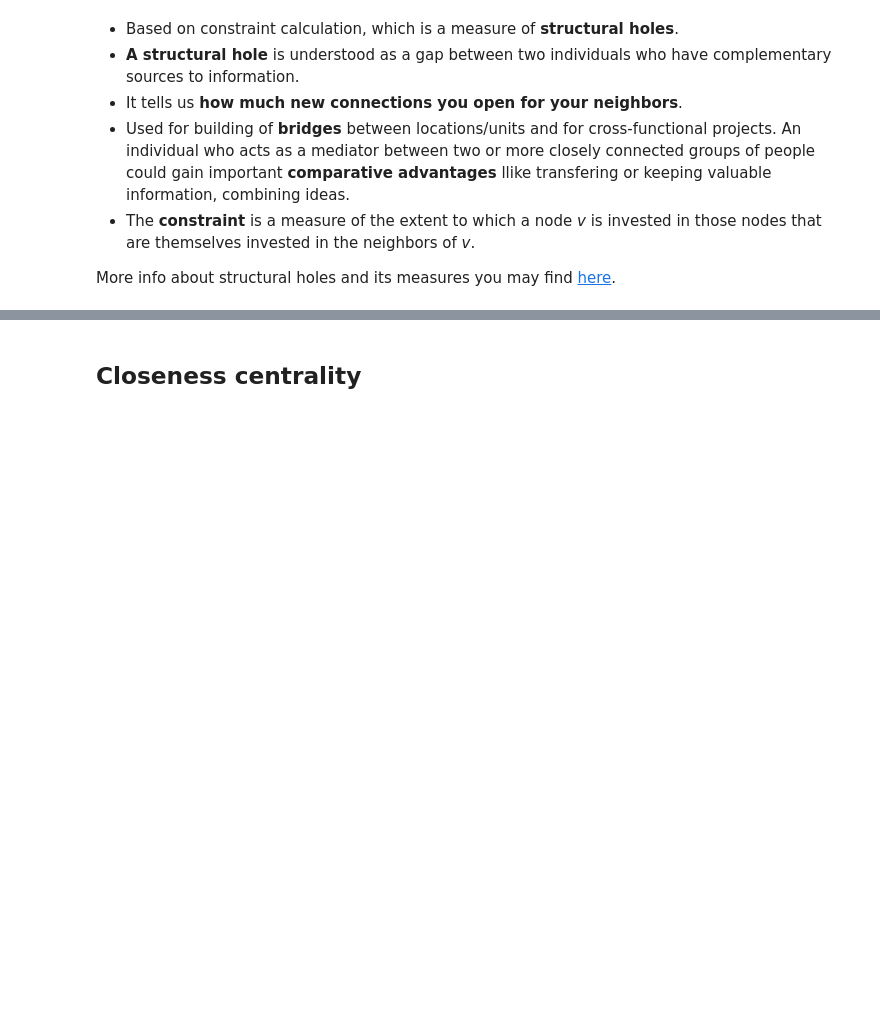
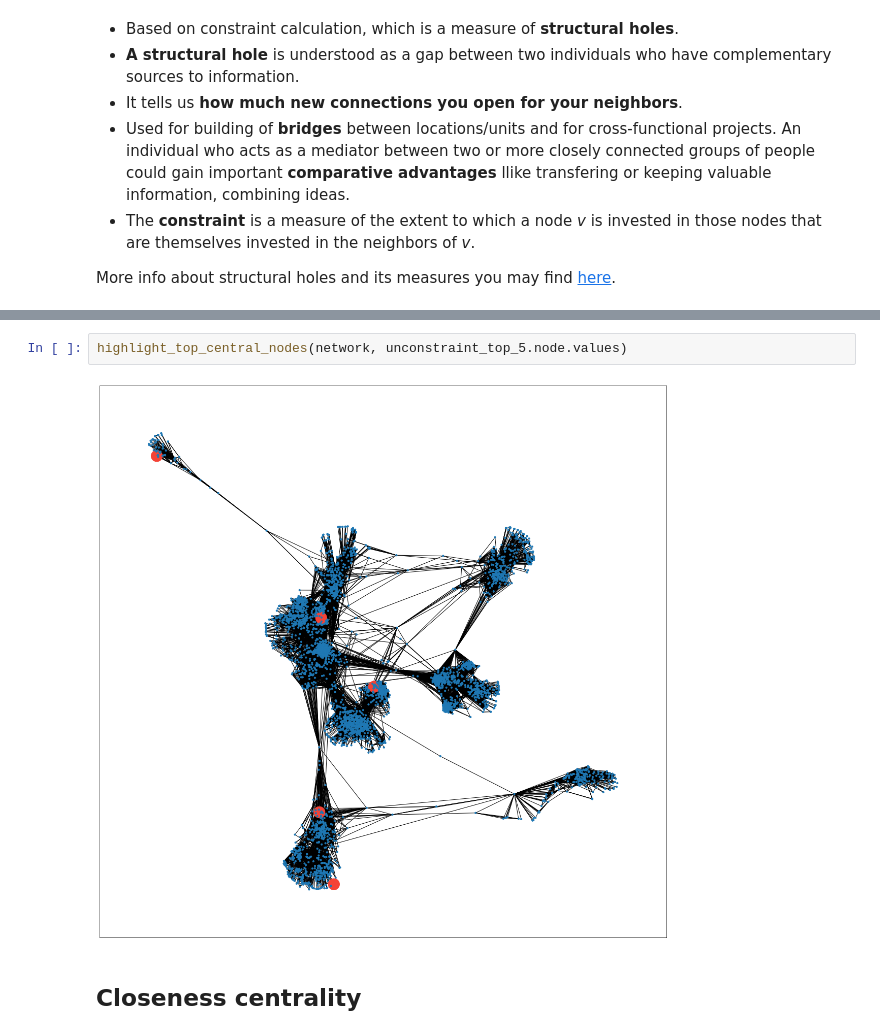
Before and after one commit to Dosann/Social-network-analysis, a Jupyter notebook: Untitled.ipynb, the cells around one changed output, grey strips where cells are left out. Saved outputs shown, nothing was run; the diff lists cells and outputs as text; blank space fills up the shorter version.

```diff
--- a/Untitled.ipynb
+++ b/Untitled.ipynb
@@ -143,3 +129,7 @@ highlight_top_central_nodes(network, [0, 107, 348, 414, 1684, 1912, 3437, 3980,
+# %%
+highlight_top_central_nodes(network, unconstraint_top_5.node.values)
+# %% [output]
+[figure, added]
 # %% [markdown]
 ## Closeness centrality
 # %% [markdown]
```
Also changed, not shown: parts of 5 cells of this notebook.
